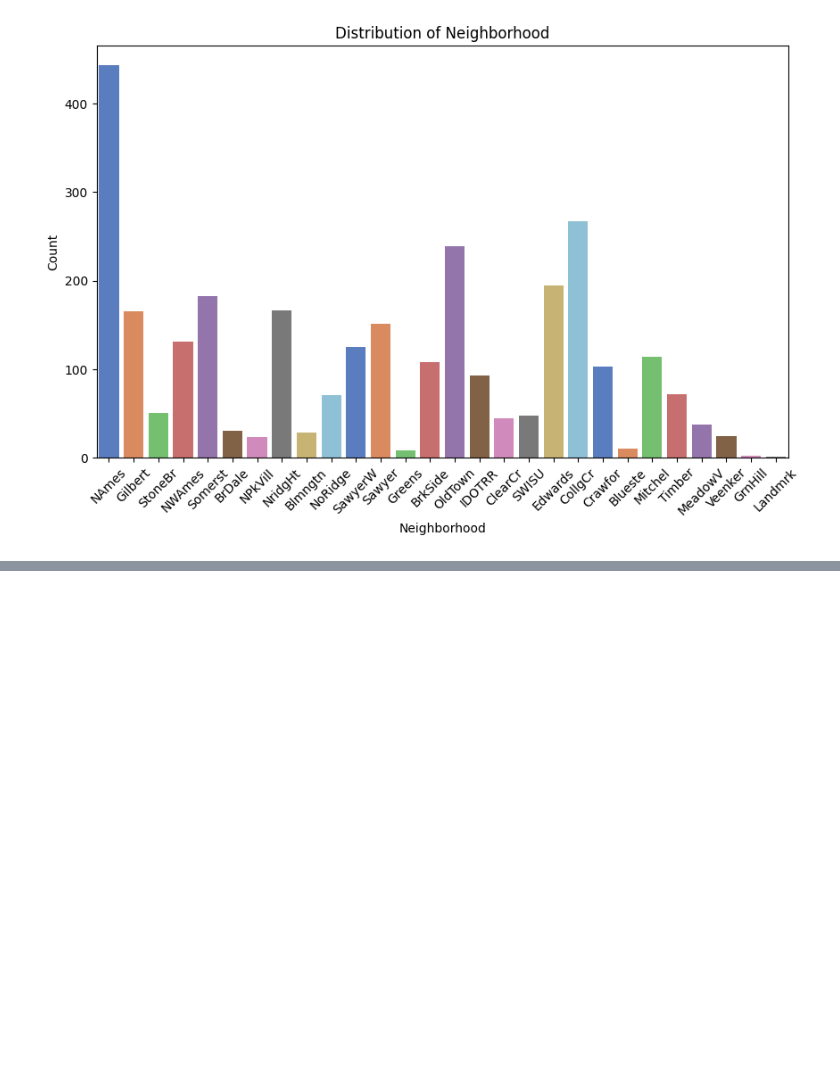
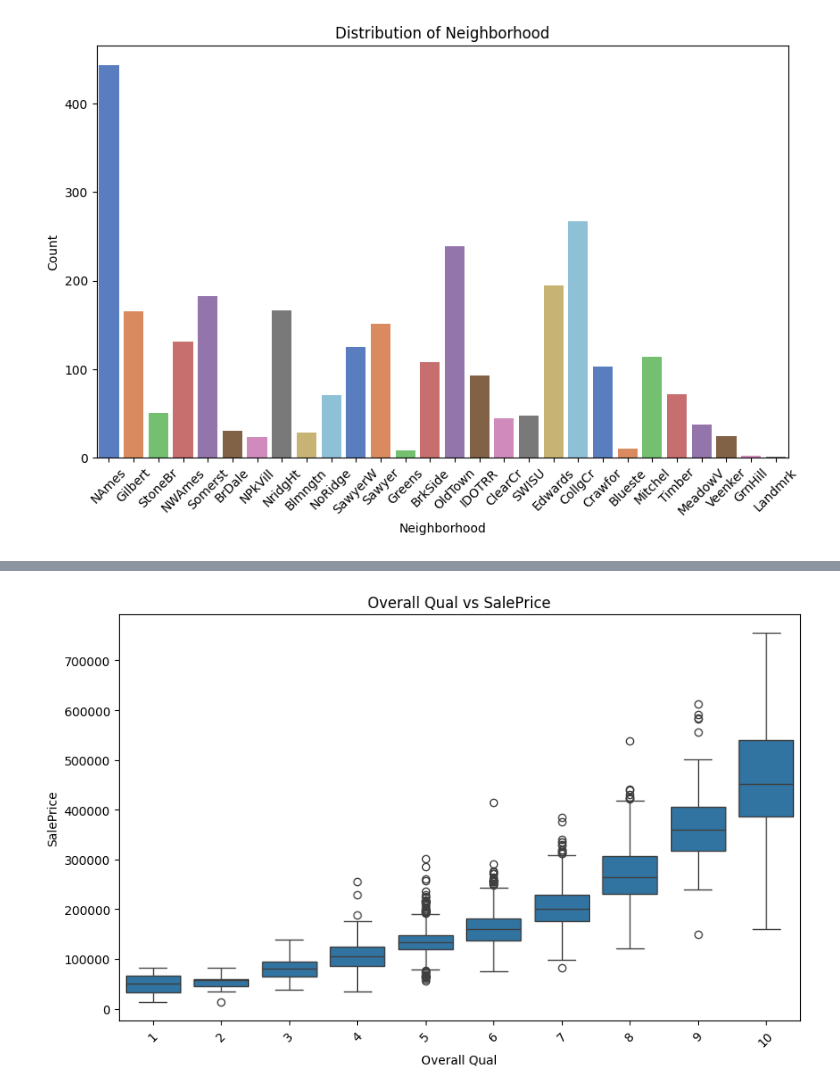
Before and after one commit to AZURIIEAL/MLOPs-Production-level, a Jupyter notebook: analysis/ExploratoryDataAnalysis.ipynb, the cells around one changed output, grey strips where cells are left out. Cells and saved outputs as stored; diff of their text form; code cells hidden in the pictures; blank space fills up the shorter version.

```diff
--- a/analysis/ExploratoryDataAnalysis.ipynb
+++ b/analysis/ExploratoryDataAnalysis.ipynb
@@ -167,0 +157,5 @@ Passing `palette` without assigning `hue` is deprecated and will be removed in v
+# %%
+bivariate_analyzer.set_strategy(CategoricalVsNumericalAnalysis())
+bivariate_analyzer.execute_analysis(df, 'Overall Qual', 'SalePrice')
+# %% [output]
+[figure, added]
```
Also changed, not shown: parts of 6 cells of this notebook, 6 other files.
